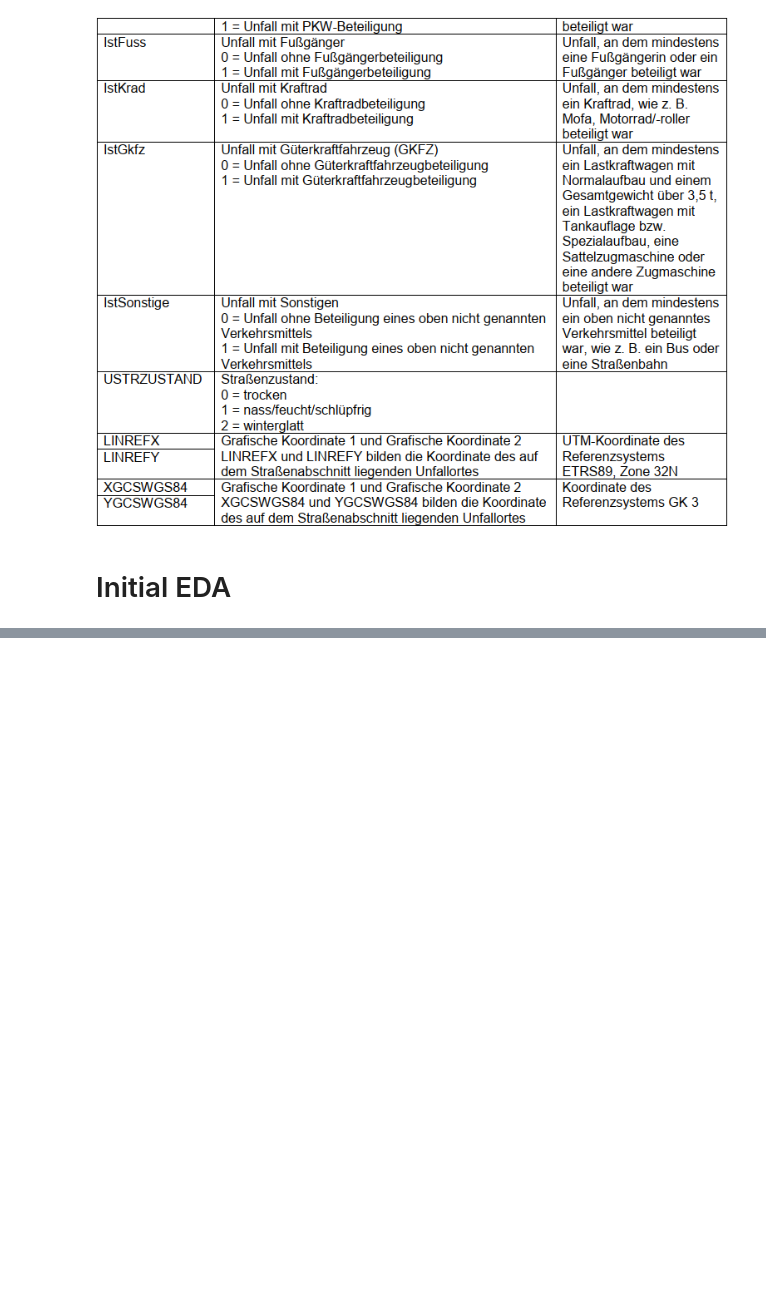
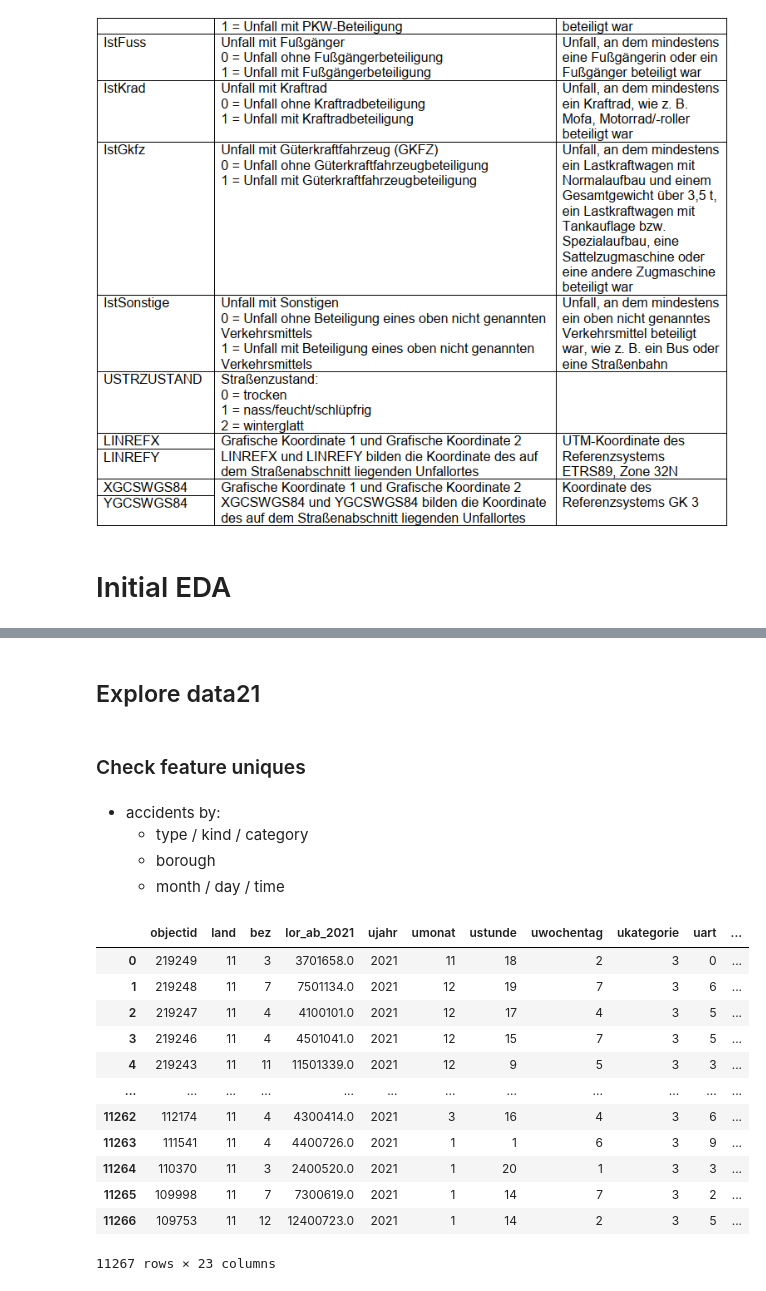
Before and after one commit to pkuestions/DA_Final_Project, a Jupyter notebook: _Berlin/01_EDA_Strassenverkehrsunfaelle.ipynb, the cells around one changed output, grey strips where cells are left out. Cells and saved outputs as stored; diff of their text form; code cells hidden in the pictures; blank space fills up the shorter version.

```diff
--- a/_Berlin/01_EDA_Strassenverkehrsunfaelle.ipynb
+++ b/_Berlin/01_EDA_Strassenverkehrsunfaelle.ipynb
@@ -78,0 +113,25 @@ plt.show()
+# %% [markdown]
+## Explore data21
+# %% [markdown]
+### Check feature uniques
+# %% [markdown]
+- accidents by:
+    - type / kind / category
+    - borough
+    - month / day / time
+# %%
+data21
+# %% [output]
+|  | objectid | land | bez | lor_ab_2021 | ujahr | umonat | ustunde | uwochentag | ukategorie | uart | ... |
+| 0 | 219249 | 11 | 3 | 3701658.0 | 2021 | 11 | 18 | 2 | 3 | 0 | ... |
+| 1 | 219248 | 11 | 7 | 7501134.0 | 2021 | 12 | 19 | 7 | 3 | 6 | ... |
+| 2 | 219247 | 11 | 4 | 4100101.0 | 2021 | 12 | 17 | 4 | 3 | 5 | ... |
+| 3 | 219246 | 11 | 4 | 4501041.0 | 2021 | 12 | 15 | 7 | 3 | 5 | ... |
+| 4 | 219243 | 11 | 11 | 11501339.0 | 2021 | 12 | 9 | 5 | 3 | 3 | ... |
+| ... | ... | ... | ... | ... | ... | ... | ... | ... | ... | ... | ... |
+| 11262 | 112174 | 11 | 4 | 4300414.0 | 2021 | 3 | 16 | 4 | 3 | 6 | ... |
+| 11263 | 111541 | 11 | 4 | 4400726.0 | 2021 | 1 | 1 | 6 | 3 | 9 | ... |
+| 11264 | 110370 | 11 | 3 | 2400520.0 | 2021 | 1 | 20 | 1 | 3 | 3 | ... |
+| 11265 | 109998 | 11 | 7 | 7300619.0 | 2021 | 1 | 14 | 7 | 3 | 2 | ... |
+| 11266 | 109753 | 11 | 12 | 12400723.0 | 2021 | 1 | 14 | 2 | 3 | 5 | ... |
+11267 rows × 23 columns
```
Also changed, not shown: parts of 28 cells of this notebook, 2 other files.
